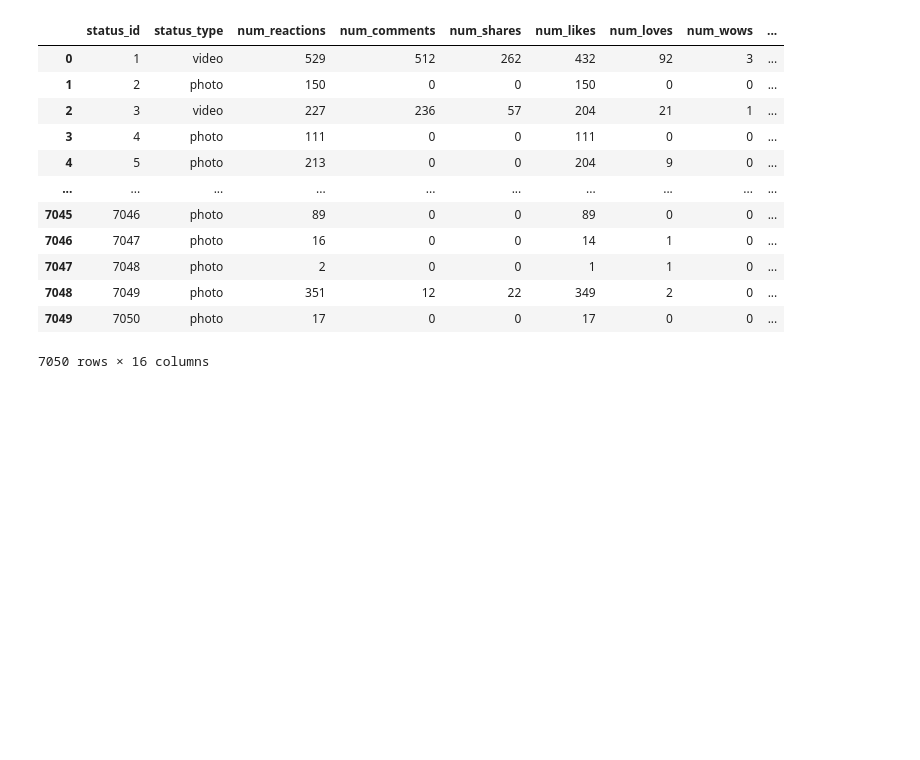
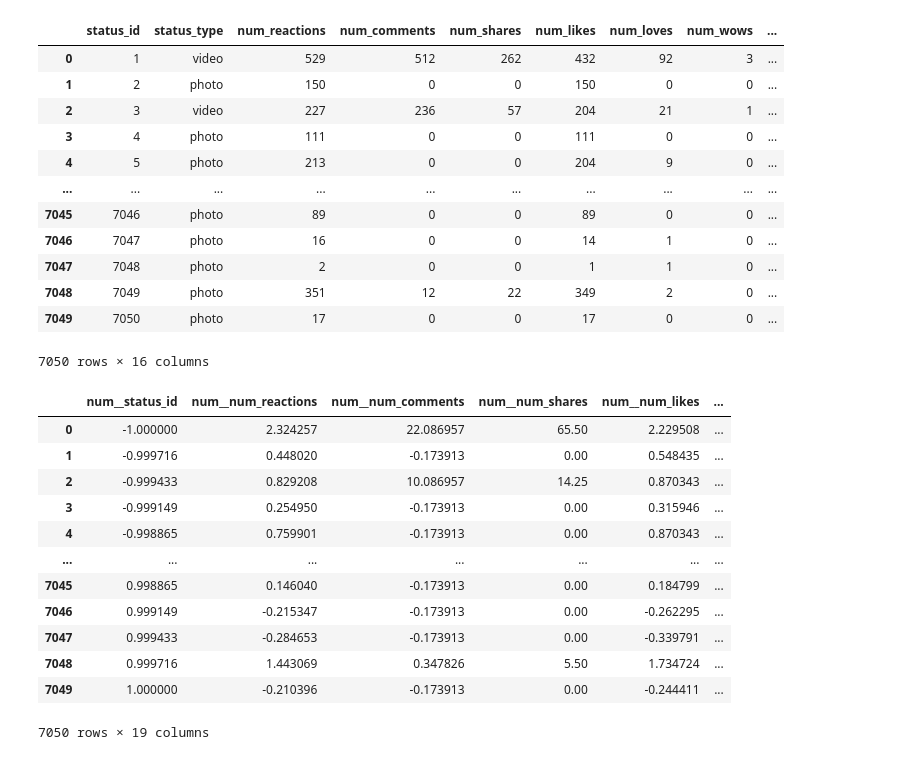
Before and after one commit to tienphatnguyendev/machine-learning-docs, a Jupyter notebook: clustering/notebooks/kmeans.ipynb, the cells around one changed output. Drawn from its saved outputs; the diff is of its cells as text; code cells hidden in the pictures; blank space fills up the shorter version.

```diff
--- a/clustering/notebooks/kmeans.ipynb
+++ b/clustering/notebooks/kmeans.ipynb
@@ -130,7 +132,22 @@ df
 # %%
 prep_df = pd.DataFrame(
     data=preprocessor.fit_transform(df),
     columns=preprocessor.get_feature_names_out())
+prep_df
+# %% [output]
+|  | num__status_id | num__num_reactions | num__num_comments | num__num_shares | num__num_likes | ... |
+| 0 | -1.000000 | 2.324257 | 22.086957 | 65.50 | 2.229508 | ... |
+| 1 | -0.999716 | 0.448020 | -0.173913 | 0.00 | 0.548435 | ... |
+| 2 | -0.999433 | 0.829208 | 10.086957 | 14.25 | 0.870343 | ... |
+| 3 | -0.999149 | 0.254950 | -0.173913 | 0.00 | 0.315946 | ... |
+| 4 | -0.998865 | 0.759901 | -0.173913 | 0.00 | 0.870343 | ... |
+| ... | ... | ... | ... | ... | ... | ... |
+| 7045 | 0.998865 | 0.146040 | -0.173913 | 0.00 | 0.184799 | ... |
+| 7046 | 0.999149 | -0.215347 | -0.173913 | 0.00 | -0.262295 | ... |
+| 7047 | 0.999433 | -0.284653 | -0.173913 | 0.00 | -0.339791 | ... |
+| 7048 | 0.999716 | 1.443069 | 0.347826 | 5.50 | 1.734724 | ... |
+| 7049 | 1.000000 | -0.210396 | -0.173913 | 0.00 | -0.244411 | ... |
+7050 rows × 19 columns
 # %%
 k_values = range(2, 11)
 silhouette_scores = []
```
Also changed, not shown: parts of 15 cells of this notebook, 7 other files.
